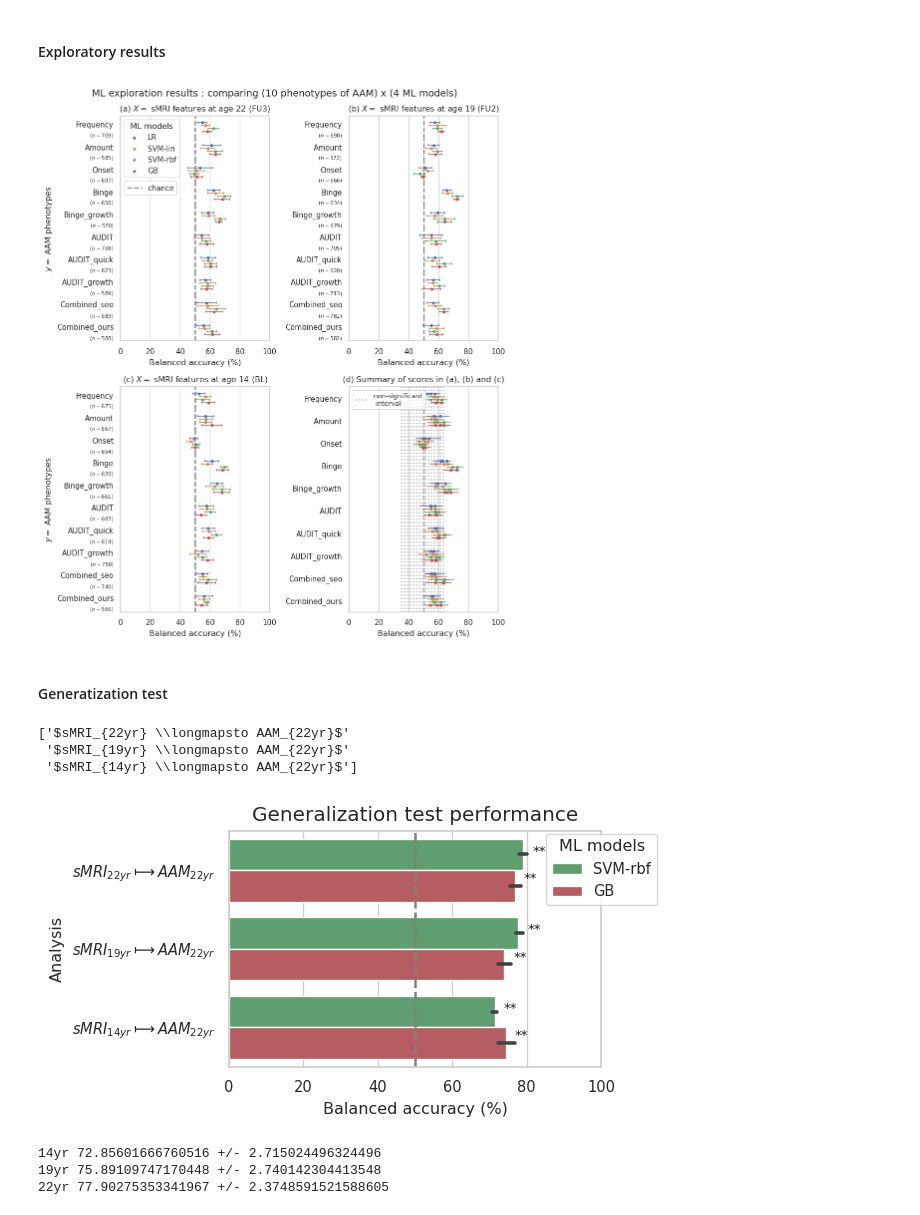
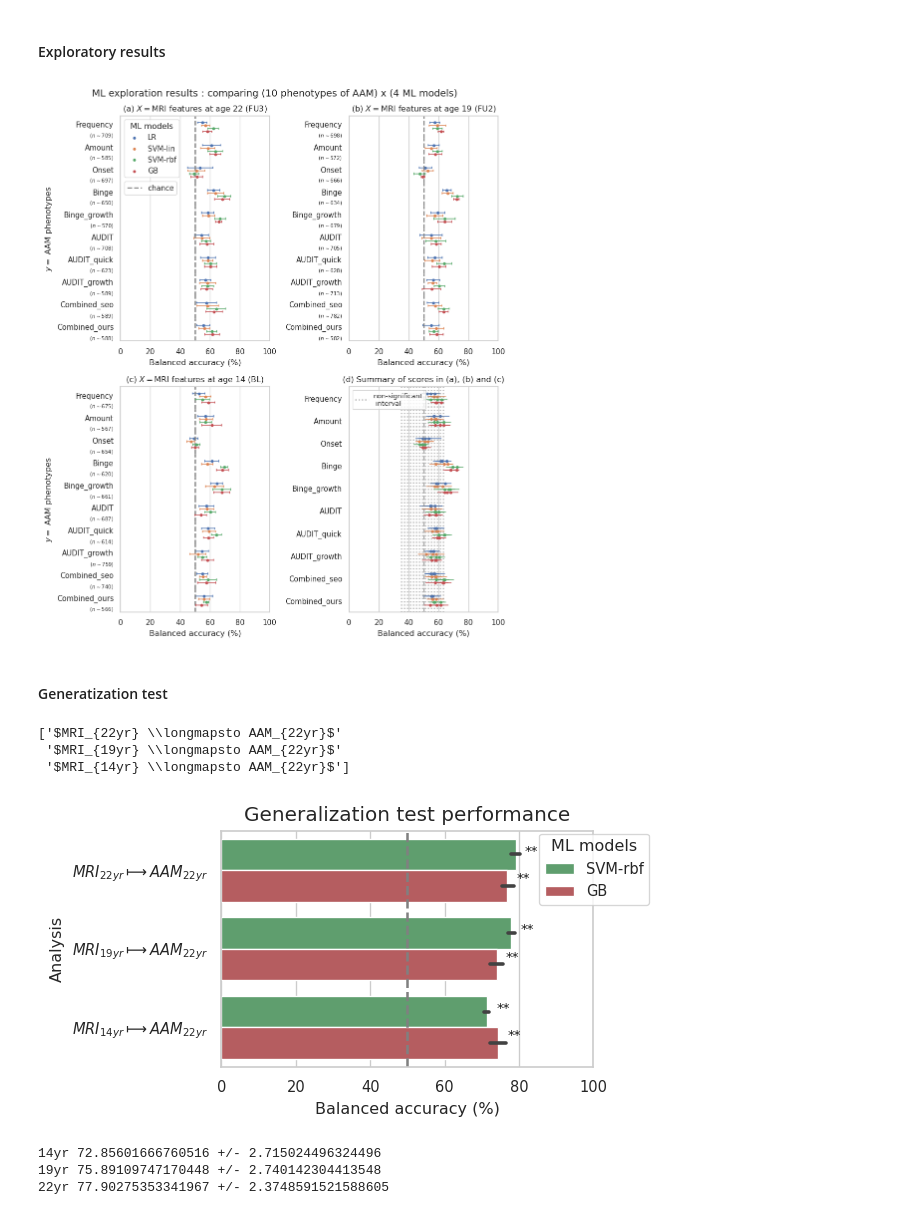
Before and after one commit to RoshanRane/ML_for_IMAGEN, a Jupyter notebook: generate_figures.ipynb, the cells around one changed output. Drawn from its saved outputs; the diff is of its cells as text; code cells hidden in the pictures.

```diff
--- a/generate_figures.ipynb
+++ b/generate_figures.ipynb
@@ -301,9 +303,9 @@ plt.savefig("figures/results_cc.pdf", bbox_inches='tight')
 r_path = "newlbls-clean" #"across_sites/lbls"
 
 df_fulls = [
-    (r"(a) $X=$ sMRI features at age 22 (FU3)", [pd.read_csv(f) for f in sorted(glob(f"MLpipelines/results/{r_path}-fu3*/*/run.csv"))]),
-    (r"(b) $X=$ sMRI features at age 19 (FU2)", [pd.read_csv(f) for f in sorted(glob(f"MLpipelines/results/{r_path}-fu2*/*/run.csv"))]),
-    (r"(c) $X=$ sMRI features at age 14 (BL)",  [pd.read_csv(f) for f in sorted(glob(f"MLpipelines/results/{r_path}-bl*/*/run.csv"))]),
+    (r"(a) $X=$MRI features at age 22 (FU3)", [pd.read_csv(f) for f in sorted(glob(f"MLpipelines/results/{r_path}-fu3*/*/run.csv"))]),
+    (r"(b) $X=$MRI features at age 19 (FU2)", [pd.read_csv(f) for f in sorted(glob(f"MLpipelines/results/{r_path}-fu2*/*/run.csv"))]),
+    (r"(c) $X=$MRI features at age 14 (BL)",  [pd.read_csv(f) for f in sorted(glob(f"MLpipelines/results/{r_path}-bl*/*/run.csv"))]),
 ]
 x = "test_score"  # roc_auc , test_score
 conf_ctrl = 'cb'
@@ -456,7 +458,7 @@ plt.suptitle("ML exploration results : comparing (10 phenotypes of AAM) x (4 ML
 plt.tight_layout()
 plt.savefig("figures/results_explore{}.pdf".format("_auc" if x=='roc_auc' else ''), bbox_inches='tight', pad_inches=0.05)
 # %% [output]
-[figure, old version]
+[figure, new version]
 # %% [markdown]
 #### Generatization test
 # %%
@@ -469,9 +471,9 @@ no_confs=True
 join=False
 palette = sns.color_palette()[2:]
 
-remap_io_2 = {'$X_{22yr} \\longmapsto y_{Binge}$': '$sMRI_{22yr} \\longmapsto AAM_{22yr}$',
-              '$X_{19yr} \\longmapsto y_{Binge}$': '$sMRI_{19yr} \\longmapsto AAM_{22yr}$',
-              '$X_{14yr} \\longmapsto y_{Binge}$': '$sMRI_{14yr} \\longmapsto AAM_{22yr}$'}
+remap_io_2 = {'$X_{22yr} \\longmapsto y_{Binge}$': '$MRI_{22yr} \\longmapsto AAM_{22yr}$',
+              '$X_{19yr} \\longmapsto y_{Binge}$': '$MRI_{19yr} \\longmapsto AAM_{22yr}$',
+              '$X_{14yr} \\longmapsto y_{Binge}$': '$MRI_{14yr} \\longmapsto AAM_{22yr}$'}
 
 tp_map = {"bl":"14yr", "fu1":"16yr", "fu2":"19yr", "fu3":"22yr"}
 df["i_type"] = df["tp"].map(tp_map)
@@ -512,37 +514,37 @@ ax = sns.barplot(x=x, y=y, data=df, hue='model', hue_order=BEST_MODELS,
 
 # draw the chance line in the legend
 ax.axvline(x=50, c='gray', ls='--', lw=1.5)
 
 labelmodel_order = np.dstack(np.meshgrid(BEST_MODELS, y_order)).reshape(-1,2).tolist()
 # perform FDR correction
 from statsmodels.stats.multitest import multipletests
 p_vals = [df.loc[(df[y]==yi) & (df['model']==mi), "p_value"].unique()[0] for mi,yi in labelmodel_order]
 # print("\nbefore correction:\n", p_vals)
 _,p_vals,_,_ = multipletests(p_vals, method="fdr_bh")
 # print("after correction:\n", p_vals)
 # add significance stars
 for k, (mi,yi) in enumerate(labelmodel_order):
     ast = return_asterisks(p_vals[k])
     x_pos = df.loc[(df[y]==yi) & (df['model']==mi), x].mean() + 2.5 # + 2 offset
     y_pos = (k//2 - 0.1) + [-0.1,+0.25][BEST_MODELS.index(mi)]
 #     print(mean_x, yi.split(' ')[0], 'xy=',(x_pos, y_pos), mi, "{:.4f}".format(p_vals[k]))
     ax.annotate(ast, xy=(x_pos, y_pos),
                 color='k', fontsize=8)
 
 # handles, legends = ax.get_legend_handles_labels()
 ax.legend(fancybox=True, frameon=True, loc="upper right", bbox_to_anchor=(1.17,1.02), title="ML models")
 
 plt.title("Generalization test performance", fontsize=12)
 plt.xlabel("Balanced accuracy (%)")
 plt.ylabel("Analysis")
 # plt.tight_layout()
 # plt.show()
 plt.savefig("figures/results_infer.pdf", bbox_inches='tight', pad_inches=0.0)
 # %% [output]
-['$sMRI_{22yr} \\longmapsto AAM_{22yr}$'
- '$sMRI_{19yr} \\longmapsto AAM_{22yr}$'
- '$sMRI_{14yr} \\longmapsto AAM_{22yr}$']
+['$MRI_{22yr} \\longmapsto AAM_{22yr}$'
+ '$MRI_{19yr} \\longmapsto AAM_{22yr}$'
+ '$MRI_{14yr} \\longmapsto AAM_{22yr}$']
-[figure, old version]
+[figure, new version]
 # %%
 x = "holdout_score" # 'holdout_score', "holdout_roc_auc"
 for g, dfi in df.groupby(["i_type"]):
```
Also changed, not shown: parts of 2 cells of this notebook, 4 other files.
